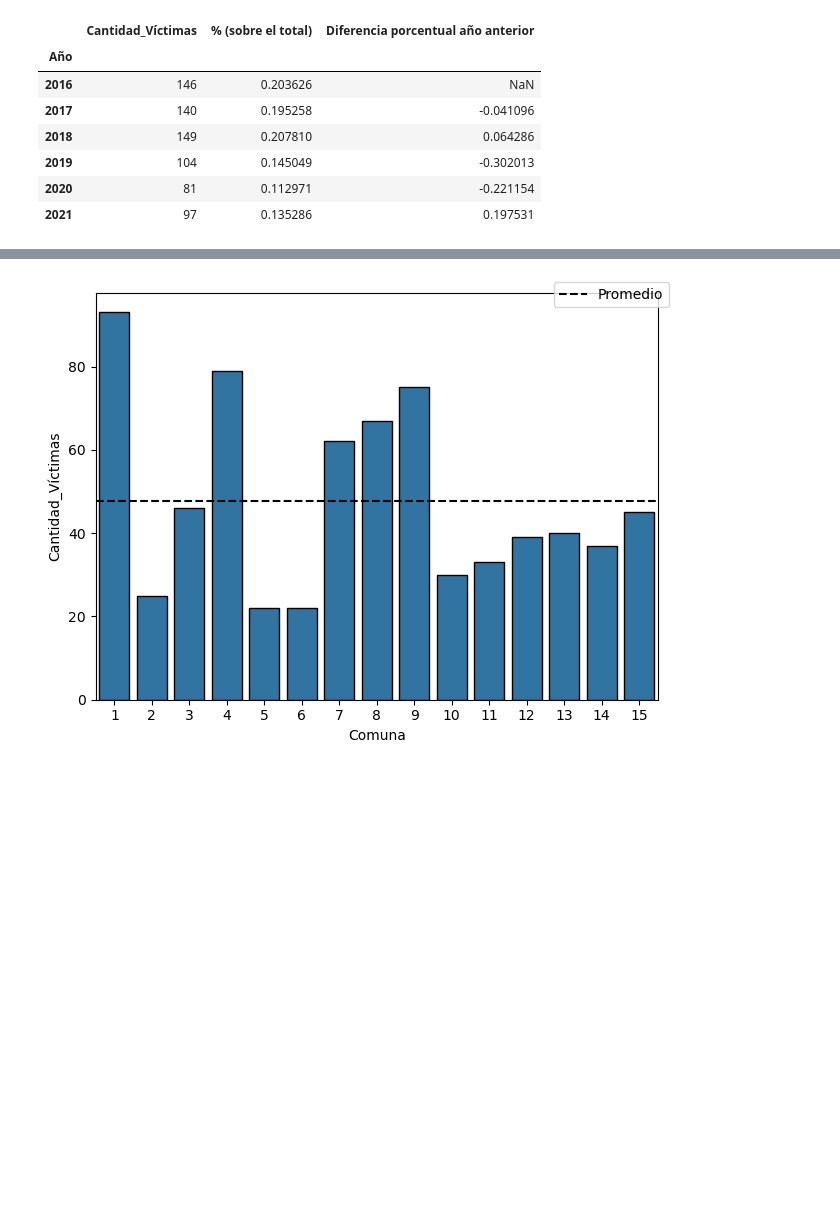
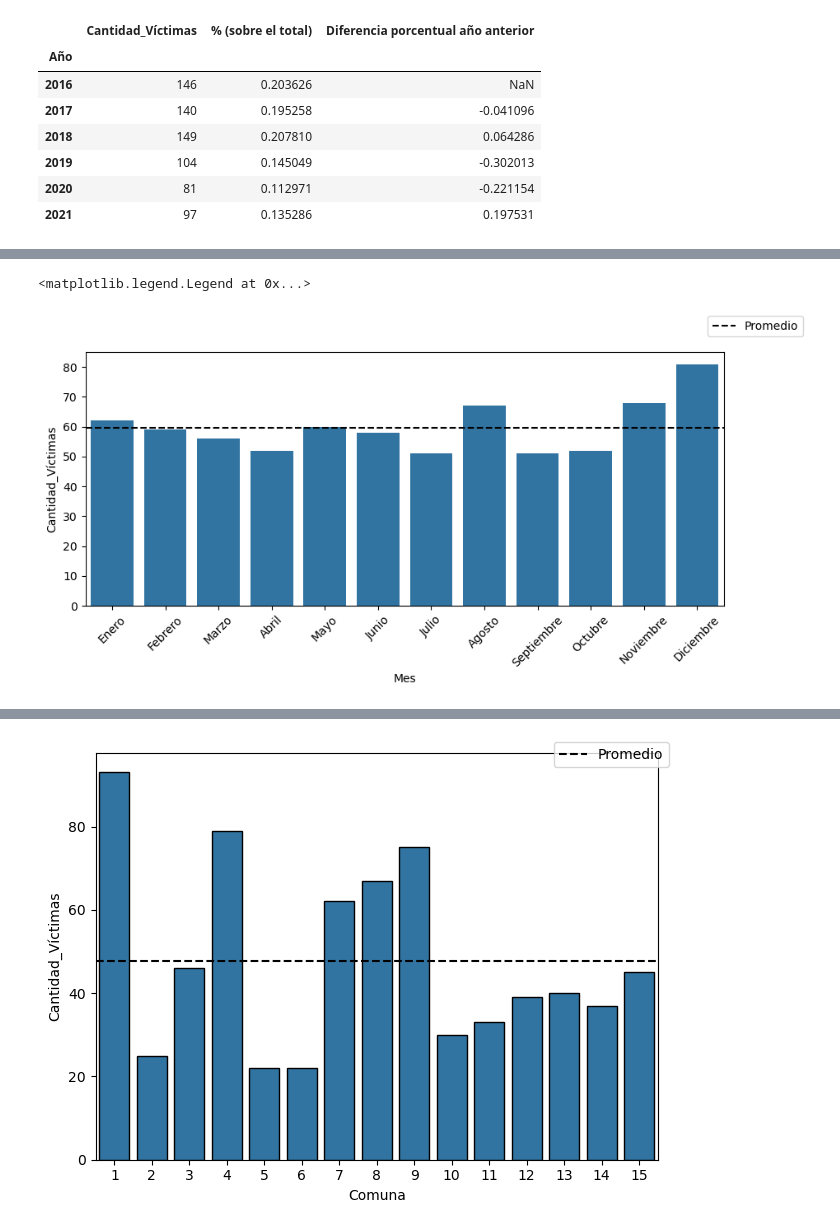
Before and after one commit to Juan-Mendoza00/pi_da, a Jupyter notebook: EDA.ipynb, the cells around one changed output, grey strips where cells are left out. Cells and saved outputs as stored; diff of their text form; code cells hidden in the pictures; blank space fills up the shorter version.

```diff
--- a/EDA.ipynb
+++ b/EDA.ipynb
@@ -270,0 +263,20 @@ La baja continuó en el año 2020, reduciéndose un 22% respecto al 2019, alcanz
+# %%
+# Crear columna del mes de ocurrencia
+meses = ['Enero', 'Febrero', 'Marzo', 'Abril', 'Mayo', 'Junio',
+         'Julio', 'Agosto', 'Septiembre', 'Octubre', 'Noviembre', 'Diciembre']
+
+mes_mapper = {(n+1): mes for (n,mes) in enumerate(meses)}
+
+df_hechos['Mes'] = (
+    df_hechos['Fecha'].apply(lambda x: x.month)
+    .map(mes_mapper)
+)
+
+# Tabla pivote
+g_meses = pd.pivot_table(
+    df_hechos, columns='Año', index='Mes',
+    values='Cantidad_Víctimas', aggfunc='sum')
+# Columna total
+g_meses['Total'] = g_meses.sum(axis=1)
+
+g_meses
@@ -270,0 +298,18 @@ La baja continuó en el año 2020, reduciéndose un 22% respecto al 2019, alcanz
+# %%
+mes_promedio = g_meses.Total.mean()
+
+fig, ax = plt.subplots(figsize=(10,4))
+
+sns.barplot(df_hechos, x='Mes', y='Cantidad_Víctimas',
+            estimator='sum', ax=ax, errorbar=None)
+
+ax.axhline(y=mes_promedio, color='black', linestyle='--', label='Promedio')
+
+ax.tick_params(axis='x', rotation=45)
+
+fig.legend()
+
+# fig.tight_layout()
+# %% [output]
+<matplotlib.legend.Legend at 0x...>
+[figure, added]
```
Also changed, not shown: parts of 12 cells of this notebook.
